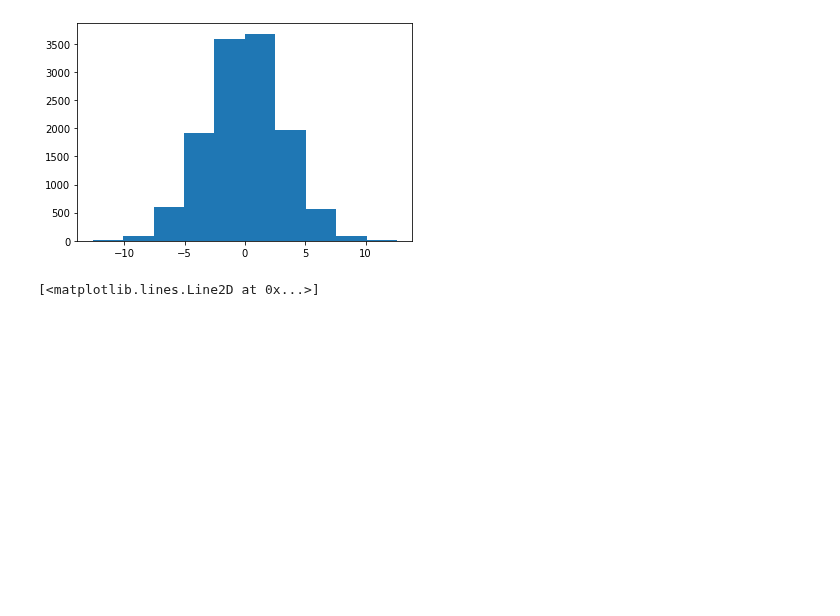
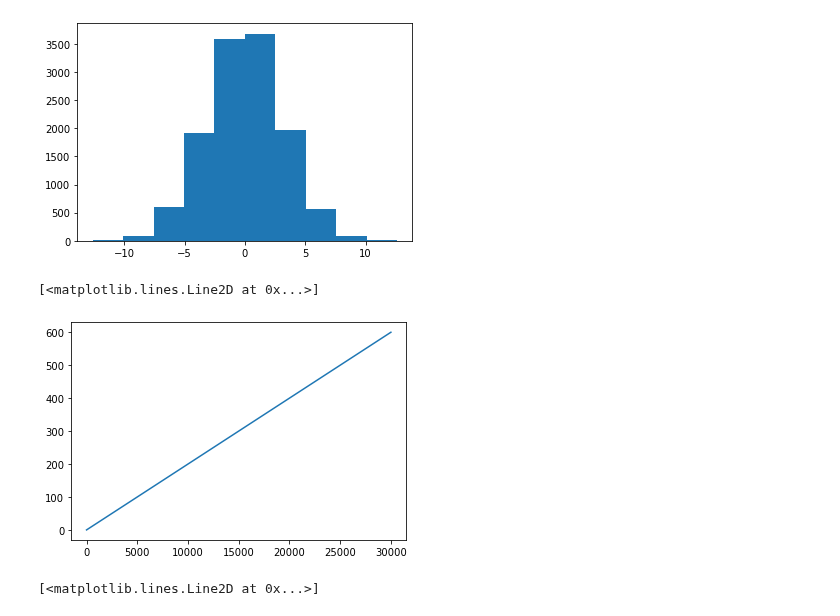
Before and after one commit to speug/srservosim, a Jupyter notebook: notebooks/servosimtests.ipynb, the cells around one changed output. Cells and saved outputs as stored; diff of their text form; code cells hidden in the pictures; blank space fills up the shorter version.

```diff
--- a/notebooks/servosimtests.ipynb
+++ b/notebooks/servosimtests.ipynb
@@ -181,6 +186,11 @@ print(f"<f> = {np.mean(etas)}, laser drift during one cycle = {T_s * laser_drift
 # %% [output]
 <f> = 0.0022123699913466637, laser drift during one cycle = 0.048
 [figure]
+# %%
+plt.plot(t, eta_cavity)
+# %% [output]
+[<matplotlib.lines.Line2D at 0x...>]
+[figure, added]
 # %%
 tau_pi = np.linspace(1e-3, 100e-3, 100)
 gs = np.zeros(100)
```
Also changed, not shown: parts of 2 cells of this notebook.
